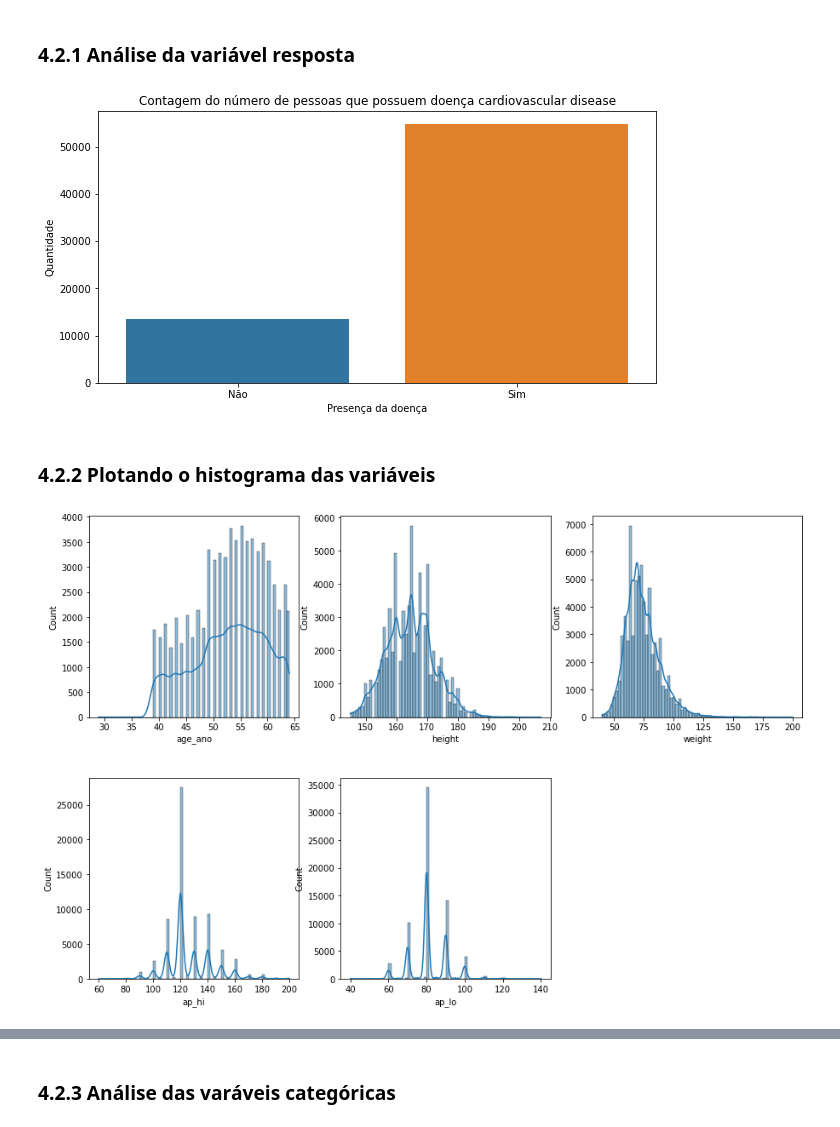
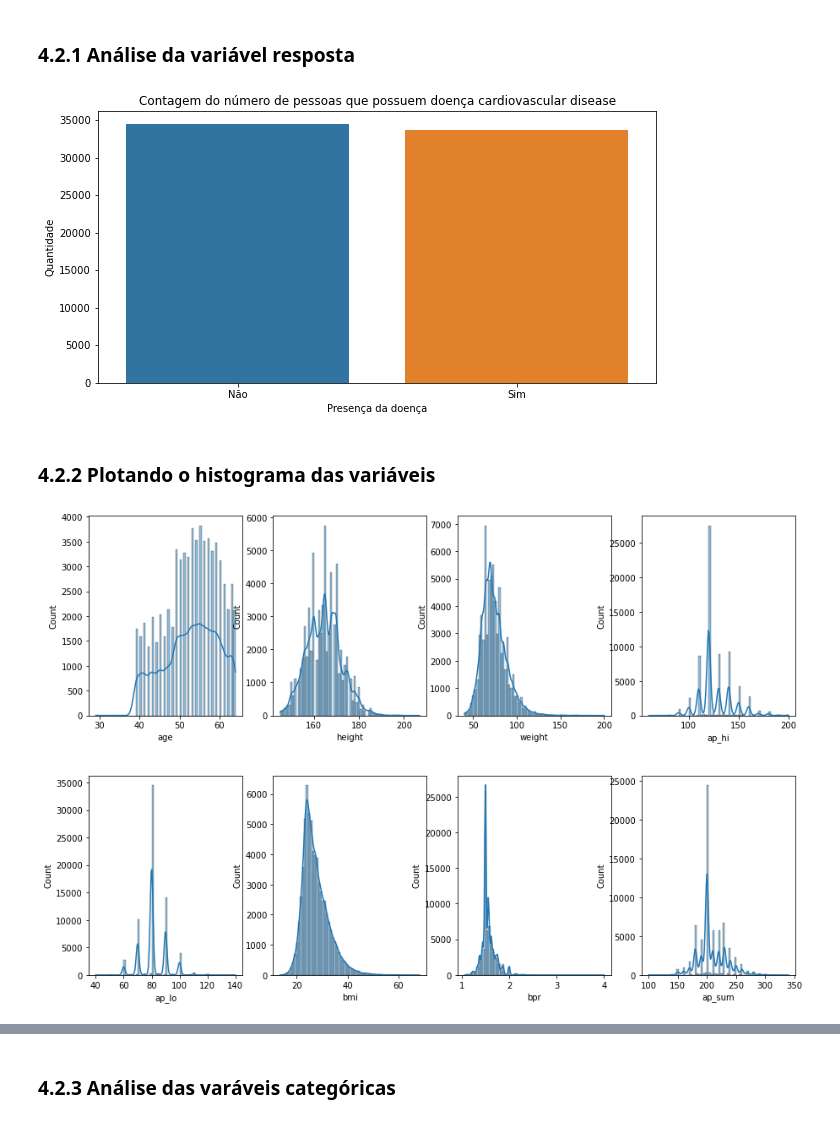
Before and after one commit to LeoFMedeiros/Projeto01-Doencas-Cardiacas, a Jupyter notebook: Projeto01_Leonardo_Medeiros.ipynb, the cells around one changed output, grey strips where cells are left out. Cells and saved outputs as stored; diff of their text form; code cells hidden in the pictures.

```diff
--- a/Projeto01_Leonardo_Medeiros.ipynb
+++ b/Projeto01_Leonardo_Medeiros.ipynb
@@ -327,6 +330,6 @@ df2['bpr'] = df2['ap_hi'] / df2['ap_lo']
 # Systolic and Diastolic blood pressure sum
 df2['ap_sum'] = df2['ap_hi'] + df2['ap_lo']
 
-# Transformando idade para ano
-df2['age_ano'] = (df2['age'] / 365)
-df2['age_ano'] = df2['age_ano'].astype(int)
+# Age
+df2['age'] = df2['age']/365
+df2['age'] = df2['age'].astype(int)
@@ -371,7 +391,7 @@ relatorio.show_html('relatorio.html')"""
 plt.figure(figsize=(10,5))
 
 # Contagem dos valores
-sns.countplot(x=df4['active']);
+sns.countplot(x=df4['cardio']);
 
 # Ajustando o gráfico
 plt.title('Contagem do número de pessoas que possuem doença cardiovascular disease');
@@ -382,29 +402,29 @@ plt.xticks(ticks=[0,1], labels=['Não', 'Sim']);
 # Plotando o gráfico
 plt.show()
 # %% [output]
-[figure, old version]
+[figure, new version]
 # %% [markdown]
 ### 4.2.2 Plotando o histograma das variáveis
 # %%
 # Defininindo lista
-aux = df4[['age_ano','height','weight','ap_hi','ap_lo']].columns.tolist()
+aux = df4[['age','height','weight','ap_hi','ap_lo', 'bmi', 'bpr', 'ap_sum']].columns.tolist()
 
 # Definindo tamanho dos gráficos
 plt.figure(figsize=(15,10))
 
 # Definindo a constante
 x = 1
 
 # Gerando os gráficos
 for col in aux:
-    plt.subplot(2, 3, x)
+    plt.subplot(2, 4, x)
     sns.histplot(x=df4[col], bins=70, kde=True);
     x +=1
 
 # adjust height reserved for space between subplots
 plt.subplots_adjust(hspace=0.3)
 
 # Plotando
 plt.show()
 # %% [output]
-[figure, old version]
+[figure, new version]
```
Also changed, not shown: parts of 41 cells of this notebook.
